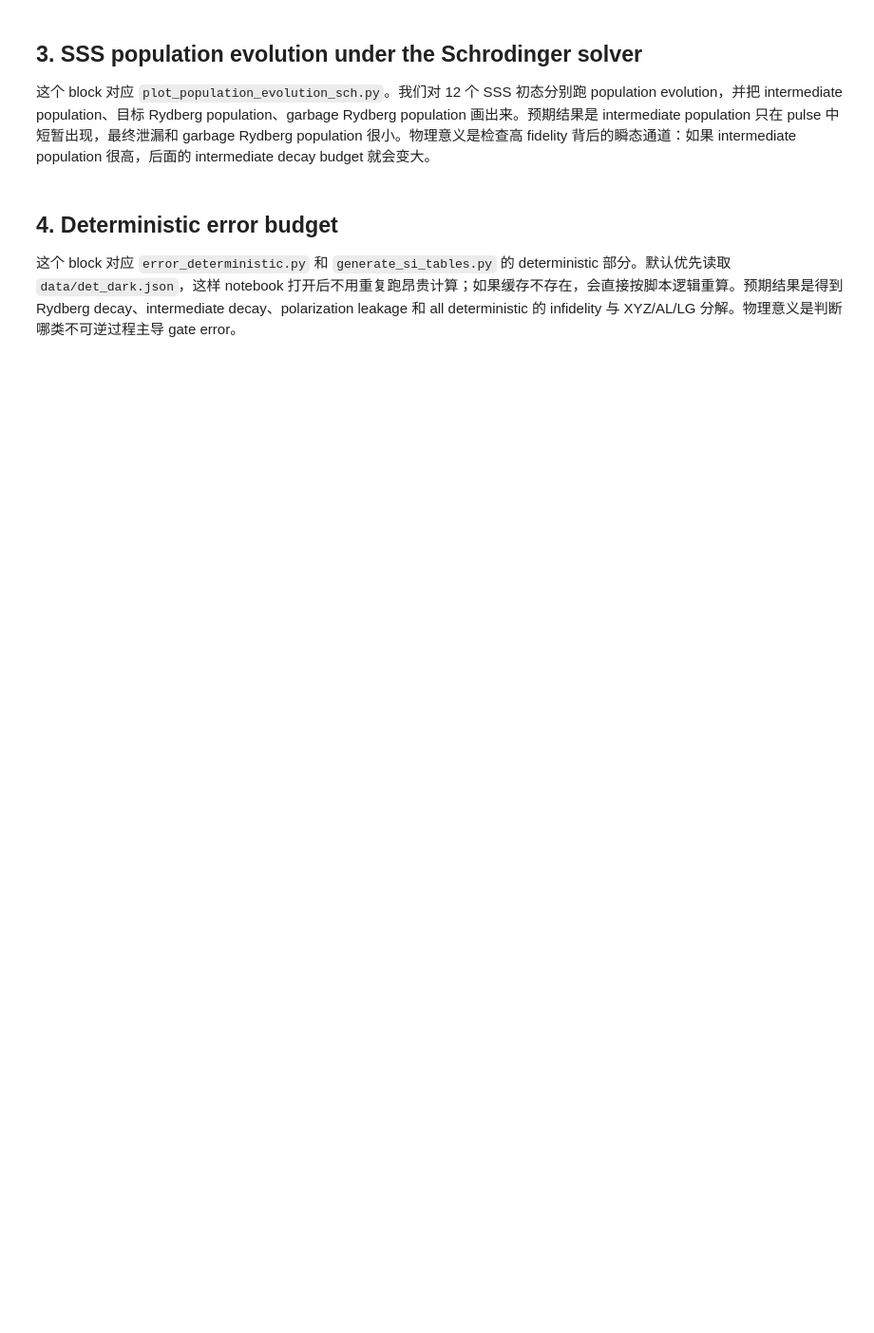
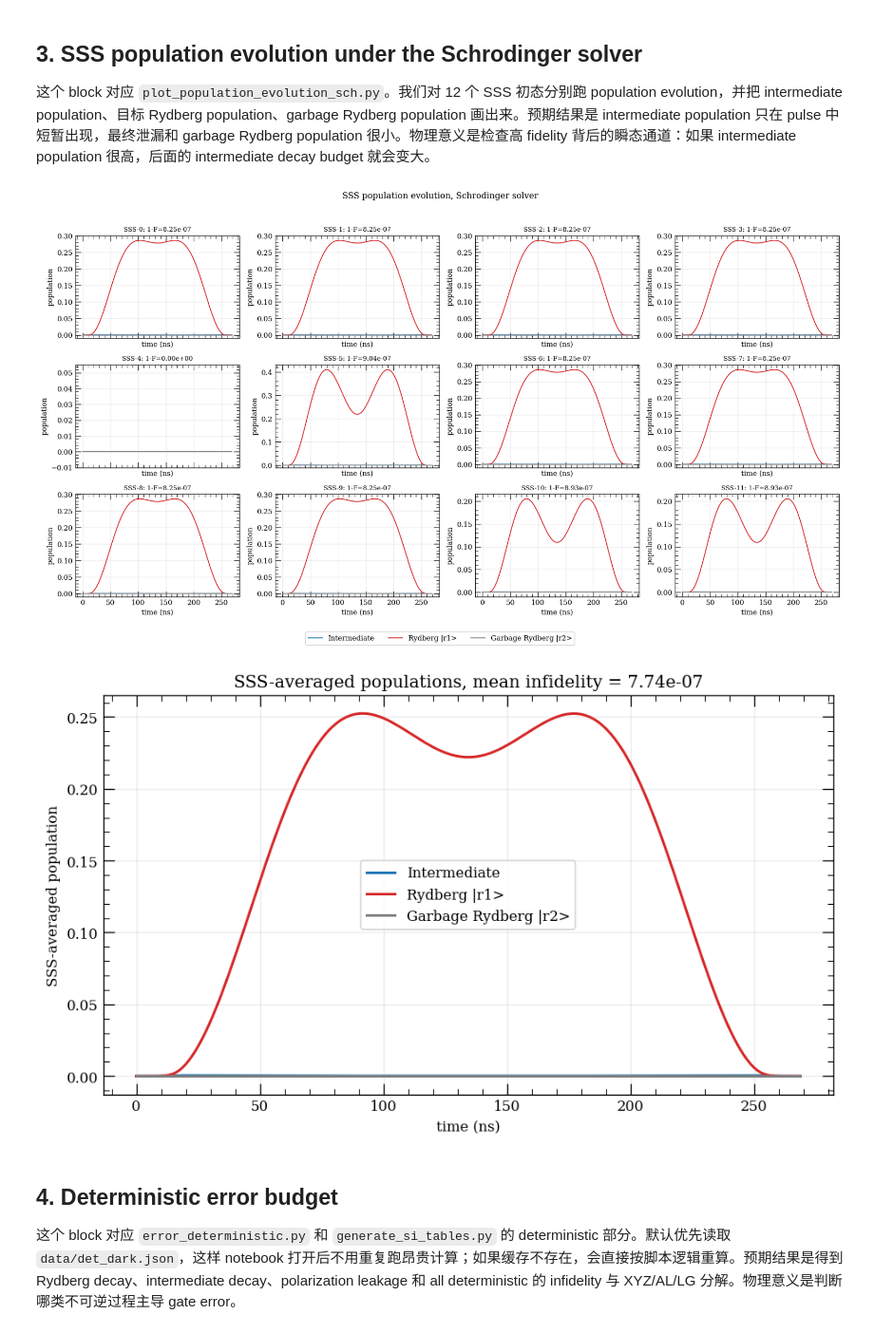
Before and after one commit to ChanceSiyuan/Ryd-gate-modeling, a Jupyter notebook: scripts/notebooks/01_cz_gate_validation_and_errors.ipynb, the cells around one changed output. Shown at 95% size. Saved outputs shown, nothing was run; the diff lists cells and outputs as text; code cells hidden in the pictures; blank space fills up the shorter version.

```diff
--- a/scripts/notebooks/01_cz_gate_validation_and_errors.ipynb
+++ b/scripts/notebooks/01_cz_gate_validation_and_errors.ipynb
@@ -147,46 +166,49 @@ display(Markdown(text))
 这个 block 对应 `plot_population_evolution_sch.py`。我们对 12 个 SSS 初态分别跑 population evolution，并把 intermediate population、目标 Rydberg population、garbage Rydberg population 画出来。预期结果是 intermediate population 只在 pulse 中短暂出现，最终泄漏和 garbage Rydberg population 很小。物理意义是检查高 fidelity 背后的瞬态通道：如果 intermediate population 很高，后面的 intermediate decay budget 就会变大。
 # %%
 N_SSS = 12
-N_TIME = 1000
 categories = ["Intermediate", "Rydberg |r1>", "Garbage Rydberg |r2>"]
 colors = {"Intermediate": "tab:blue", "Rydberg |r1>": "tab:red", "Garbage Rydberg |r2>": "gray"}
 
-params = protocol_to.unpack_params(X_TO_DARK, system_dark)
-time_ns = np.linspace(0.0, params["t_gate"] * 1e9, N_TIME)
+# population_evolution returns the times the exact backend actually recorded (the sparse
+# piecewise backend stores one point per protocol step), so size the arrays from the
+# returned t_list rather than hardcoding the sample count.
+results = [population_evolution(system_dark, protocol_to, X_TO_DARK, f"SSS-{i}") for i in range(N_SSS)]
+time_ns = np.asarray(results[0]["t_list"]) * 1e9
+N_TIME = time_ns.size
 pops = np.zeros((N_SSS, 3, N_TIME))
 infidelities = np.zeros(N_SSS)
-
-for i in range(N_SSS):
-    label = f"SSS-{i}"
-    result = population_evolution(system_dark, protocol_to, X_TO_DARK, label)
-    pops[i, 0, :] = (result["e1"] + result["e2"] + result["e3"])[:N_TIME] / 2.0
-    pops[i, 1, :] = result["ryd"][:N_TIME] / 2.0
-    pops[i, 2, :] = result["ryd_garb"][:N_TIME] / 2.0
-    infidelities[i] = state_infidelity(system_dark, protocol_to, X_TO_DARK, label)
+for i, result in enumerate(results):
+    pops[i, 0, :] = (result["e1"] + result["e2"] + result["e3"]) / 2.0
+    pops[i, 1, :] = result["ryd"] / 2.0
+    pops[i, 2, :] = result["ryd_garb"] / 2.0
+    infidelities[i] = state_infidelity(system_dark, protocol_to, X_TO_DARK, f"SSS-{i}")
 
 fig, axes = plt.subplots(3, 4, figsize=(16, 9), sharex=True)
 for i, ax in enumerate(axes.flat):
     for c, cat in enumerate(categories):
         ax.plot(time_ns, pops[i, c], lw=1.2, color=colors[cat], label=cat)
     ax.set_title(f"SSS-{i}: 1-F={infidelities[i]:.2e}", fontsize=9)
     ax.set_ylim(bottom=-0.01)
     ax.set_xlabel("time (ns)")
     ax.set_ylabel("population")
 handles, labels = axes.flat[0].get_legend_handles_labels()
 fig.legend(handles, labels, loc="lower center", ncol=3)
 fig.suptitle("SSS population evolution, Schrodinger solver", y=0.995)
 fig.tight_layout(rect=[0, 0.05, 1, 0.97])
 plt.show()
 
 fig, ax = plt.subplots(figsize=(8, 4.8))
 for c, cat in enumerate(categories):
     ax.plot(time_ns, pops[:, c, :].mean(axis=0), lw=1.8, color=colors[cat], label=cat)
 ax.set_title(f"SSS-averaged populations, mean infidelity = {infidelities.mean():.2e}")
 ax.set_xlabel("time (ns)")
 ax.set_ylabel("SSS-averaged population")
 ax.legend()
 fig.tight_layout()
 plt.show()
+# %% [output]
+[figure, added]
+[figure, added]
 # %% [markdown]
 ## 4. Deterministic error budget
 
```
Also changed, not shown: parts of 7 cells of this notebook, 7 other files.
